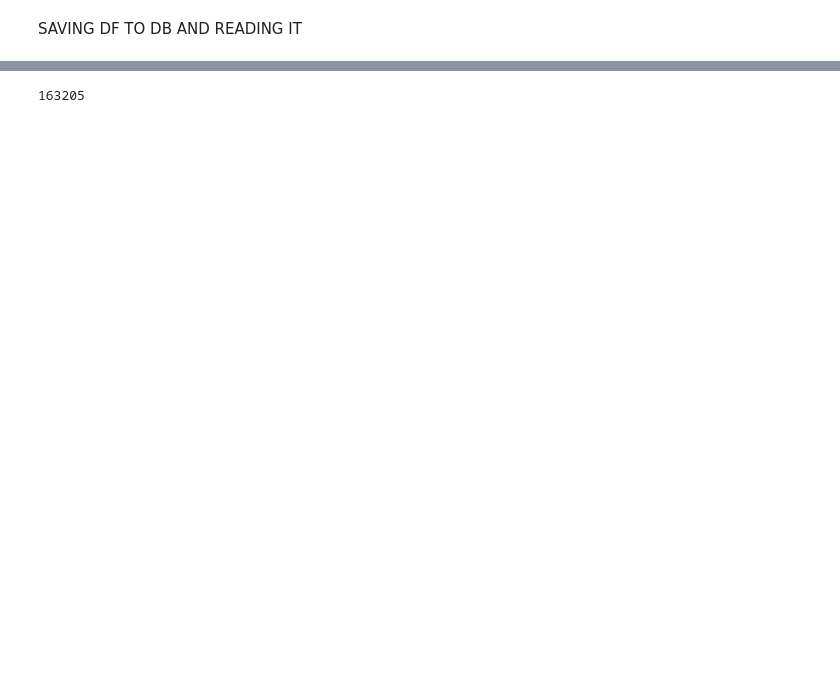
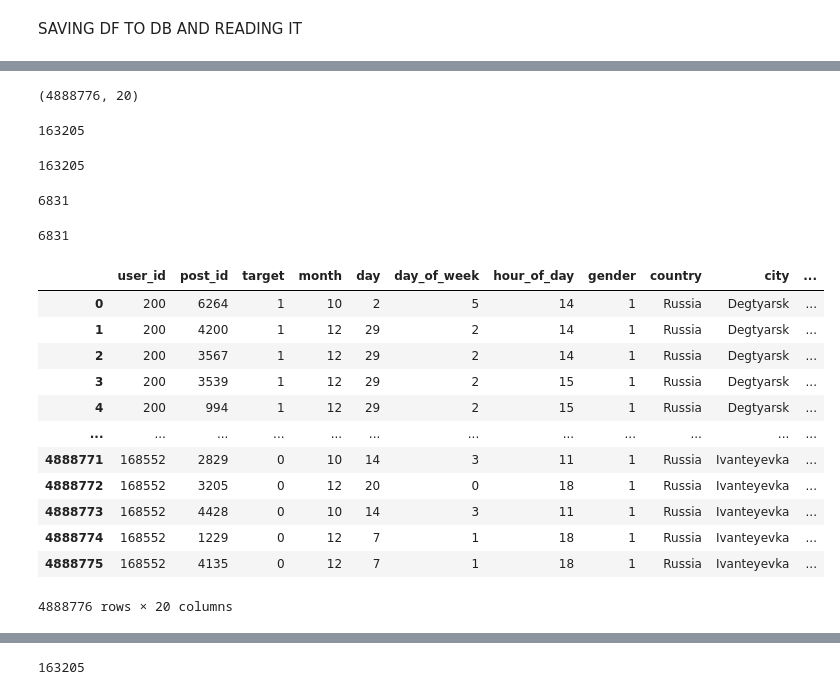
Before and after one commit to nktnlx/mle_course, a Jupyter notebook: 02_ml/22_rec_sys_project/22_rec_sys_project.ipynb, the cells around one changed output, grey strips where cells are left out. Saved outputs shown, nothing was run; the diff lists cells and outputs as text; code cells hidden in the pictures; blank space fills up the shorter version.

```diff
--- a/02_ml/22_rec_sys_project/22_rec_sys_project.ipynb
+++ b/02_ml/22_rec_sys_project/22_rec_sys_project.ipynb
@@ -1482,0 +1613,7 @@ df.to_sql('nktn_lx_step8_features', con=engine, if_exists='replace', index=False
+# %%
+def load_features() -> pd.DataFrame:
+    QUERY = 'SELECT * FROM "nktn_lx_step8_features"'
+    features_df = batch_load_sql(QUERY)
+    return features_df
+# %%
+df_db = load_features()
@@ -1482,0 +1624,36 @@ df.to_sql('nktn_lx_step8_features', con=engine, if_exists='replace', index=False
+# %%
+df.shape
+# %% [output]
+(4888776, 20)
+# %%
+df_db.user_id.nunique()
+# %% [output]
+163205
+# %%
+df.user_id.nunique()
+# %% [output]
+163205
+# %%
+df_db.post_id.nunique()
+# %% [output]
+6831
+# %%
+df.post_id.nunique()
+# %% [output]
+6831
+# %%
+df_db
+# %% [output]
+|  | user_id | post_id | target | month | day | day_of_week | hour_of_day | gender | country | city | ... |
+| 0 | 200 | 6264 | 1 | 10 | 2 | 5 | 14 | 1 | Russia | Degtyarsk | ... |
+| 1 | 200 | 4200 | 1 | 12 | 29 | 2 | 14 | 1 | Russia | Degtyarsk | ... |
+| 2 | 200 | 3567 | 1 | 12 | 29 | 2 | 14 | 1 | Russia | Degtyarsk | ... |
+| 3 | 200 | 3539 | 1 | 12 | 29 | 2 | 15 | 1 | Russia | Degtyarsk | ... |
+| 4 | 200 | 994 | 1 | 12 | 29 | 2 | 15 | 1 | Russia | Degtyarsk | ... |
+| ... | ... | ... | ... | ... | ... | ... | ... | ... | ... | ... | ... |
+| 4888771 | 168552 | 2829 | 0 | 10 | 14 | 3 | 11 | 1 | Russia | Ivanteyevka | ... |
+| 4888772 | 168552 | 3205 | 0 | 12 | 20 | 0 | 18 | 1 | Russia | Ivanteyevka | ... |
+| 4888773 | 168552 | 4428 | 0 | 10 | 14 | 3 | 11 | 1 | Russia | Ivanteyevka | ... |
+| 4888774 | 168552 | 1229 | 0 | 12 | 7 | 1 | 18 | 1 | Russia | Ivanteyevka | ... |
+| 4888775 | 168552 | 4135 | 0 | 12 | 7 | 1 | 18 | 1 | Russia | Ivanteyevka | ... |
+4888776 rows × 20 columns
```
Also changed, not shown: parts of 68 cells of this notebook.
